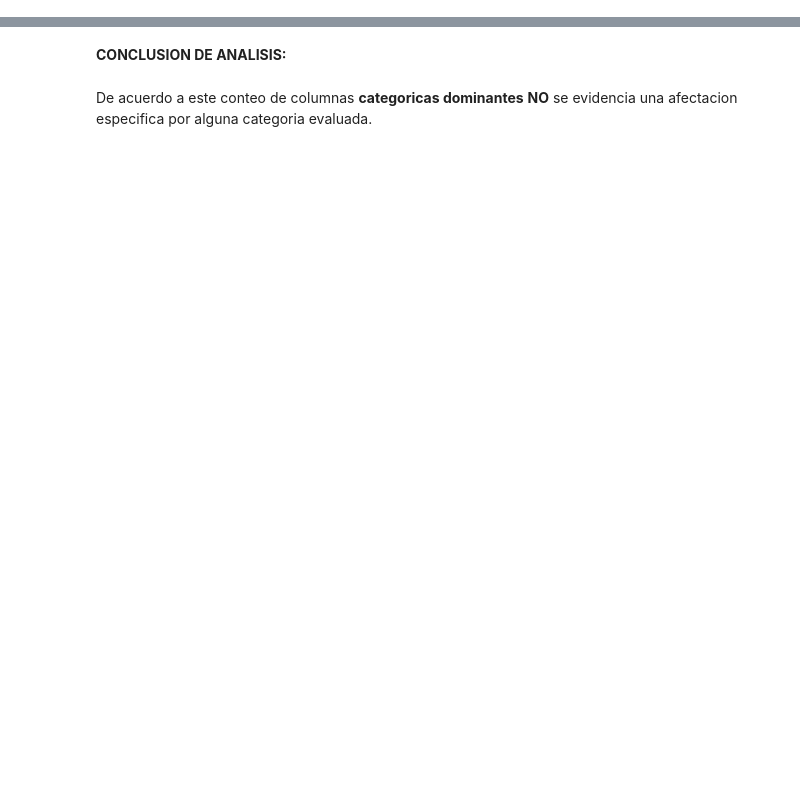
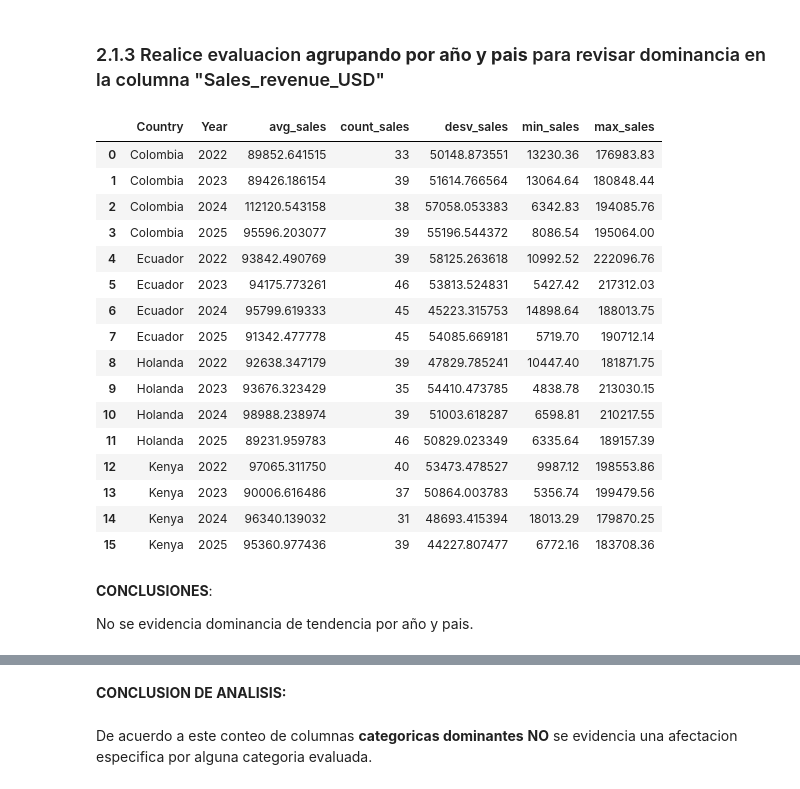
Before and after one commit to alexsandoval05/Revenue-sustainability-Chrysal, a Jupyter notebook: chrysal_profit_sustainability.ipynb, the cells around one changed output, grey strips where cells are left out. Cells and saved outputs as stored; diff of their text form; code cells hidden in the pictures; blank space fills up the shorter version.

```diff
--- a/chrysal_profit_sustainability.ipynb
+++ b/chrysal_profit_sustainability.ipynb
@@ -211,0 +253,39 @@ Name: count, dtype: int64
+# %% [markdown]
+### 2.1.3 Realice evaluacion **agrupando por año y pais** para revisar dominancia en la columna "Sales_revenue_USD"
+# %%
+resumen_pais = (
+    sales_clean
+    .groupby(['Country', 'Year'])
+    .agg(
+        avg_sales=('Sales_revenue_USD', 'mean'),
+        count_sales=('Sales_revenue_USD', 'count'),
+        desv_sales=('Sales_revenue_USD', 'std'),
+        min_sales=('Sales_revenue_USD', 'min'),
+        max_sales=('Sales_revenue_USD', 'max'),
+
+    )
+    .reset_index()
+)
+resumen_pais
+# %% [output]
+|  | Country | Year | avg_sales | count_sales | desv_sales | min_sales | max_sales |
+| 0 | Colombia | 2022 | 89852.641515 | 33 | 50148.873551 | 13230.36 | 176983.83 |
+| 1 | Colombia | 2023 | 89426.186154 | 39 | 51614.766564 | 13064.64 | 180848.44 |
+| 2 | Colombia | 2024 | 112120.543158 | 38 | 57058.053383 | 6342.83 | 194085.76 |
+| 3 | Colombia | 2025 | 95596.203077 | 39 | 55196.544372 | 8086.54 | 195064.00 |
+| 4 | Ecuador | 2022 | 93842.490769 | 39 | 58125.263618 | 10992.52 | 222096.76 |
+| 5 | Ecuador | 2023 | 94175.773261 | 46 | 53813.524831 | 5427.42 | 217312.03 |
+| 6 | Ecuador | 2024 | 95799.619333 | 45 | 45223.315753 | 14898.64 | 188013.75 |
+| 7 | Ecuador | 2025 | 91342.477778 | 45 | 54085.669181 | 5719.70 | 190712.14 |
+| 8 | Holanda | 2022 | 92638.347179 | 39 | 47829.785241 | 10447.40 | 181871.75 |
+| 9 | Holanda | 2023 | 93676.323429 | 35 | 54410.473785 | 4838.78 | 213030.15 |
+| 10 | Holanda | 2024 | 98988.238974 | 39 | 51003.618287 | 6598.81 | 210217.55 |
+| 11 | Holanda | 2025 | 89231.959783 | 46 | 50829.023349 | 6335.64 | 189157.39 |
+| 12 | Kenya | 2022 | 97065.311750 | 40 | 53473.478527 | 9987.12 | 198553.86 |
+| 13 | Kenya | 2023 | 90006.616486 | 37 | 50864.003783 | 5356.74 | 199479.56 |
+| 14 | Kenya | 2024 | 96340.139032 | 31 | 48693.415394 | 18013.29 | 179870.25 |
+| 15 | Kenya | 2025 | 95360.977436 | 39 | 44227.807477 | 6772.16 | 183708.36 |
+# %% [markdown]
+**CONCLUSIONES**:
+
+No se evidencia dominancia de tendencia por año y pais.
```
Also changed, not shown: parts of 53 cells of this notebook.
